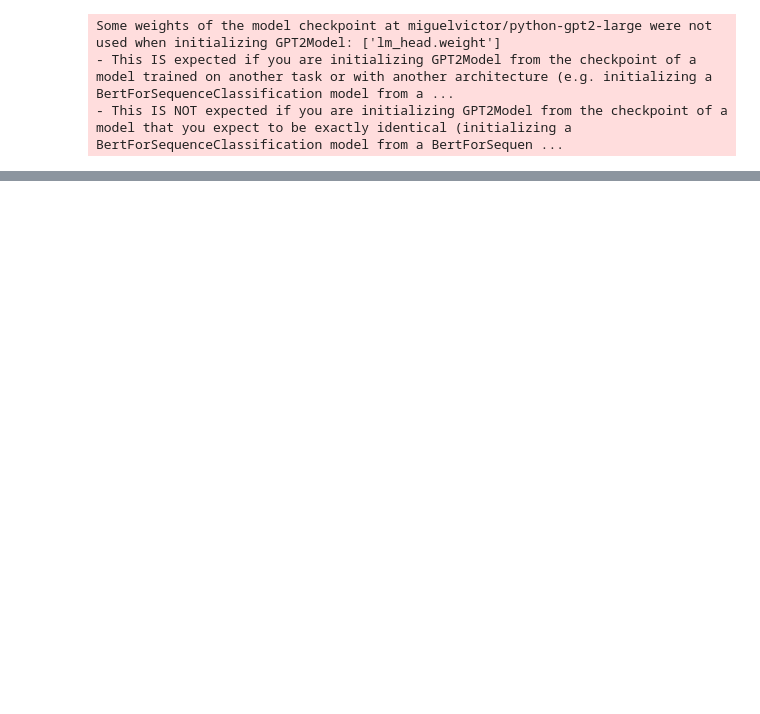
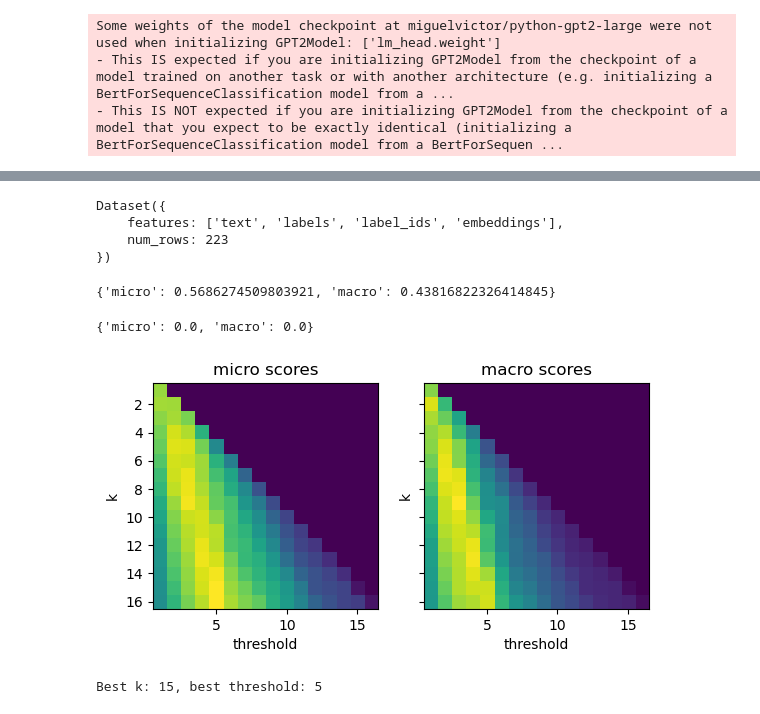
Before and after one commit to spayot/nlp_with_transformers, a Jupyter notebook: chp09_few_to_no_labels/notebooks/nlpt_09_few_to_no_labels.ipynb, the cells around one changed output, grey strips where cells are left out. Drawn from its saved outputs; the diff is of its cells as text; code cells hidden in the pictures; blank space fills up the shorter version.

Commit message:
adding KNNTagger and hyperparameter gridsearch

```diff
--- a/chp09_few_to_no_labels/notebooks/nlpt_09_few_to_no_labels.ipynb
+++ b/chp09_few_to_no_labels/notebooks/nlpt_09_few_to_no_labels.ipynb
@@ -538,0 +542,66 @@ assert get_text_embeddings(ds["train"][:n])["embeddings"].shape == (n, model.emb
+# %%
+embs_train.add_faiss_index(column="embeddings")
+# %% [output]
+Dataset({
+    features: ['text', 'labels', 'label_ids', 'embeddings'],
+    num_rows: 223
+})
+# %%
+# test a single tagging strategy
+tagger = fl.text_embeddings.KNNTagger(embs_train)
+
+tagger.score(
+    valid_ds=embs_valid,
+    k=10,
+    threshold=3)
+# %% [output]
+{'micro': 0.5686274509803921, 'macro': 0.43816822326414845}
+# %%
+tagger.score(embs_valid, k=5, threshold=5)
+# %% [output]
+{'micro': 0.0, 'macro': 0.0}
+# %%
+# refactored
+def gridsearch_on_f1_scores(
+    tagger: fl.text_embeddings.KNNTagger,
+    valid_ds: datasets.Dataset,
+    topk: int) -> tuple[np.ndarray, np.ndarray]:
+    """returns two arrays: f1-micro and f1-macro scores for
+    all combinations of KNNTagger performance with:
+    - k < topk and
+    - threshold < k"""
+    topk = min(topk, len(tagger.train_ds))
+
+    micro_scores = np.zeros((topk + 1, topk + 1))
+    macro_scores = np.zeros((topk + 1, topk + 1))
+
+    datasets.disable_progress_bar()
+
+    for k in range(1, topk + 1):
+        for threshold in range(1, k + 1):
+            scores = tagger.score(
+                valid_ds=embs_valid,
+                k=k,
+                threshold=threshold,
+            )
+            micro_scores[k, threshold] = scores["micro"]
+            macro_scores[k, threshold] = scores["macro"]
+
+    return micro_scores, macro_scores
+
+micro_scores, macro_scores = gridsearch_on_f1_scores(tagger, embs_valid, topk=17)
+# %%
+# refactored
+fig = fl.plot.plot_gridsearch(micro_scores, macro_scores)
+
+fig.savefig("../images/gridsearch.png")
+# %% [output]
+[figure, added]
+# %%
+def get_best_parameters(scores: np.ndarray) -> tuple[int, int]:
+    return np.unravel_index(scores.argmax(), scores.shape)
+
+best_k, best_threshold = get_best_parameters(micro_scores)
+print(f"Best k: {best_k}, best threshold: {best_threshold}")
+# %% [output]
+Best k: 15, best threshold: 5
```
Also changed, not shown: parts of 14 cells of this notebook, 6 other files.
